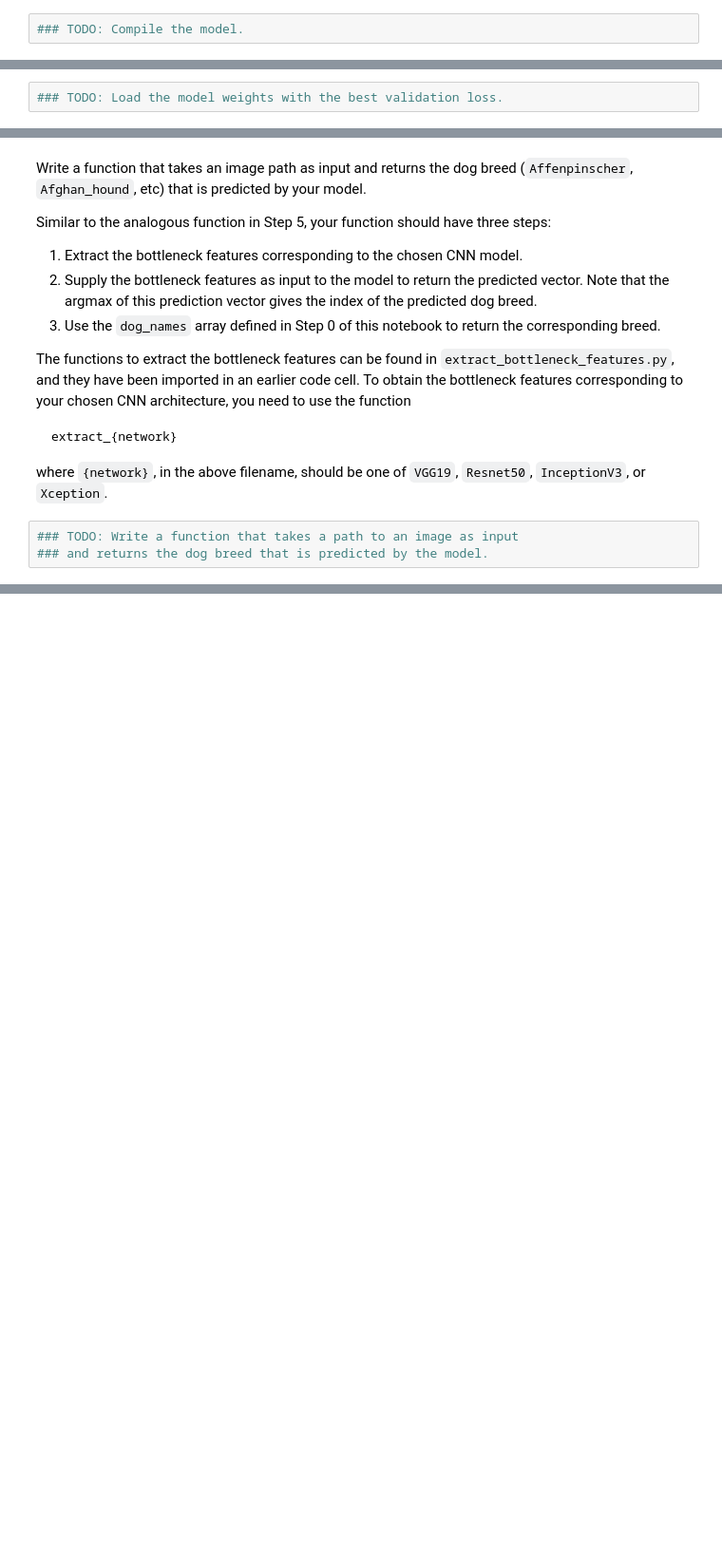
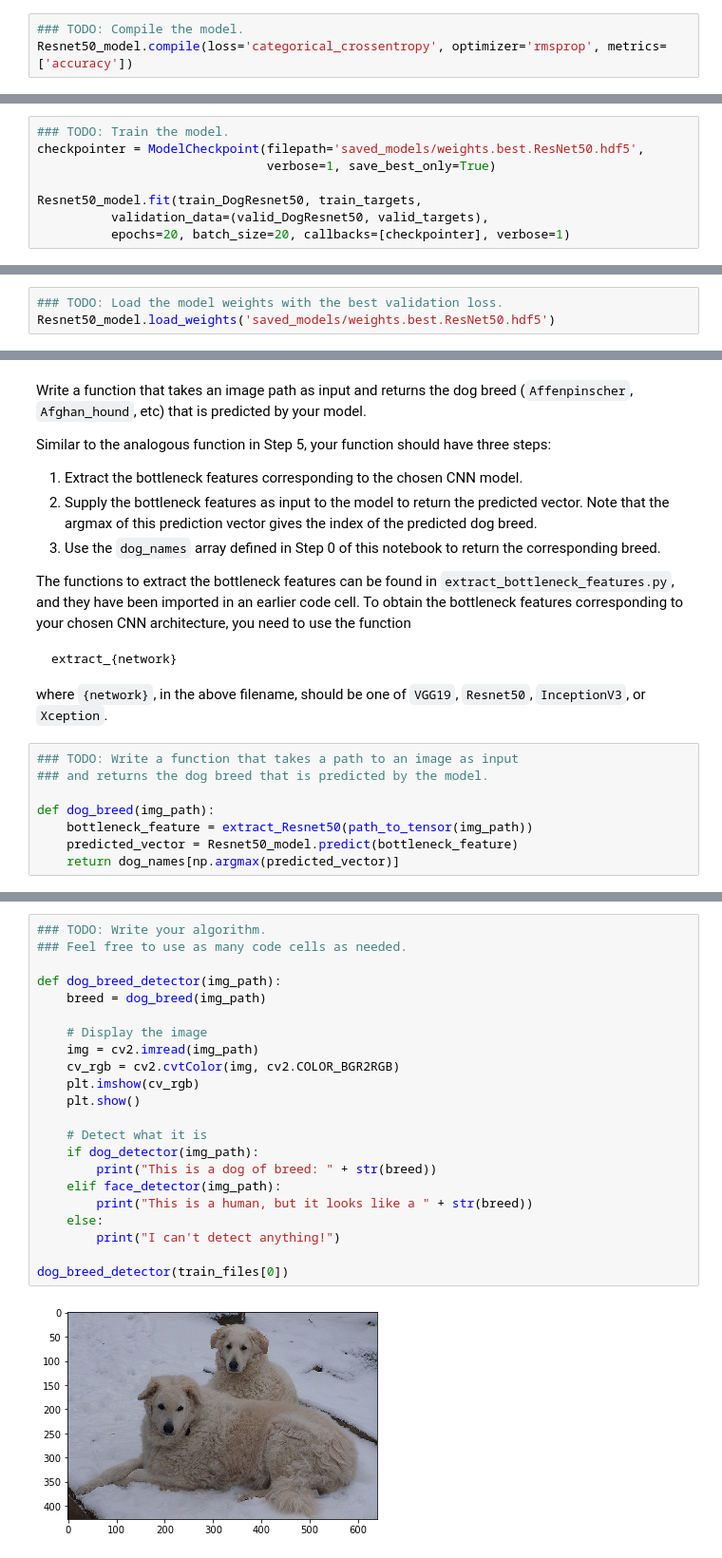
Before and after one commit to ashu020497/MLND, a Jupyter notebook: dog-project/dog_app.ipynb, the cells around one changed output, grey strips where cells are left out. Shown at 95% size. Cells and saved outputs as stored; diff of their text form; blank space fills up the shorter version.

```diff
--- a/dog-project/dog_app.ipynb
+++ b/dog-project/dog_app.ipynb
@@ -477,6 +604,7 @@ __Answer:__
 ### (IMPLEMENTATION) Compile the Model
 # %%
 ### TODO: Compile the model.
+Resnet50_model.compile(loss='categorical_crossentropy', optimizer='rmsprop', metrics=['accuracy'])
 # %% [markdown]
 ### (IMPLEMENTATION) Train the Model
 
@@ -487,0 +614,8 @@ You are welcome to [augment the training data](https://blog.keras.io/building-po
+# %%
+### TODO: Train the model.
+checkpointer = ModelCheckpoint(filepath='saved_models/weights.best.ResNet50.hdf5',
+                               verbose=1, save_best_only=True)
+
+Resnet50_model.fit(train_DogResnet50, train_targets,
+          validation_data=(valid_DogResnet50, valid_targets),
+          epochs=20, batch_size=20, callbacks=[checkpointer], verbose=1)
@@ -489,6 +642,7 @@ You are welcome to [augment the training data](https://blog.keras.io/building-po
 ### (IMPLEMENTATION) Load the Model with the Best Validation Loss
 # %%
 ### TODO: Load the model weights with the best validation loss.
+Resnet50_model.load_weights('saved_models/weights.best.ResNet50.hdf5')
 # %% [markdown]
 ### (IMPLEMENTATION) Test the Model
 
@@ -513,6 +672,11 @@ where `{network}`, in the above filename, should be one of `VGG19`, `Resnet50`,
 # %%
 ### TODO: Write a function that takes a path to an image as input
 ### and returns the dog breed that is predicted by the model.
+
+def dog_breed(img_path):
+    bottleneck_feature = extract_Resnet50(path_to_tensor(img_path))
+    predicted_vector = Resnet50_model.predict(bottleneck_feature)
+    return dog_names[np.argmax(predicted_vector)]
 # %% [markdown]
 ---
 <a id='step6'></a>
@@ -531,3 +695,27 @@ Some sample output for our algorithm is provided below, but feel free to design
 
 
 ### (IMPLEMENTATION) Write your Algorithm
+# %%
+### TODO: Write your algorithm.
+### Feel free to use as many code cells as needed.
+
+def dog_breed_detector(img_path):
+    breed = dog_breed(img_path)
+
+    # Display the image
+    img = cv2.imread(img_path)
+    cv_rgb = cv2.cvtColor(img, cv2.COLOR_BGR2RGB)
+    plt.imshow(cv_rgb)
+    plt.show()
+
+    # Detect what it is
+    if dog_detector(img_path):
+        print("This is a dog of breed: " + str(breed))
+    elif face_detector(img_path):
+        print("This is a human, but it looks like a " + str(breed))
+    else:
+        print("I can't detect anything!")
+
+dog_breed_detector(train_files[0])
+# %% [output]
+[figure, added]
```
Also changed, not shown: parts of 28 cells of this notebook, 25 other files.
